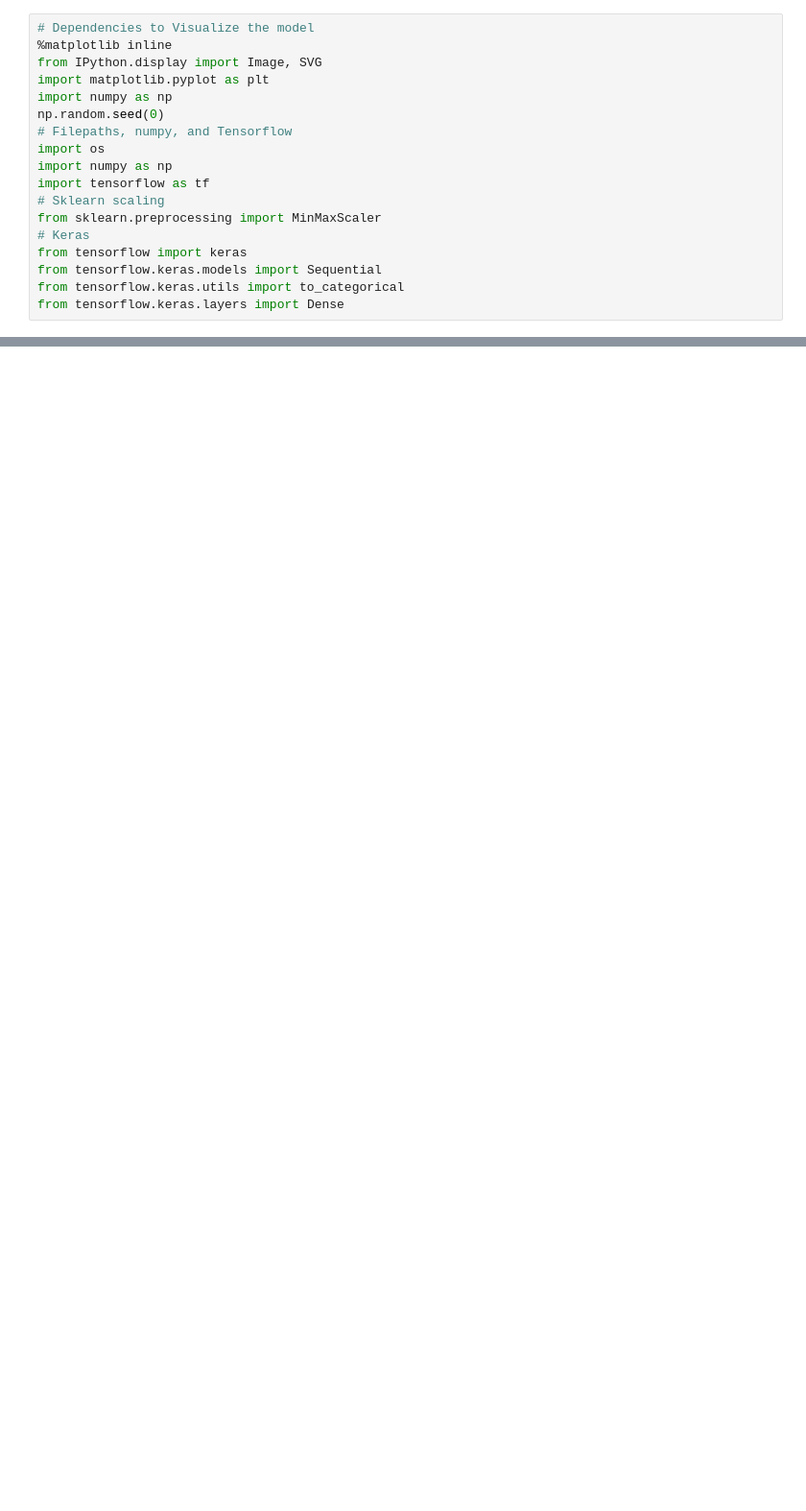
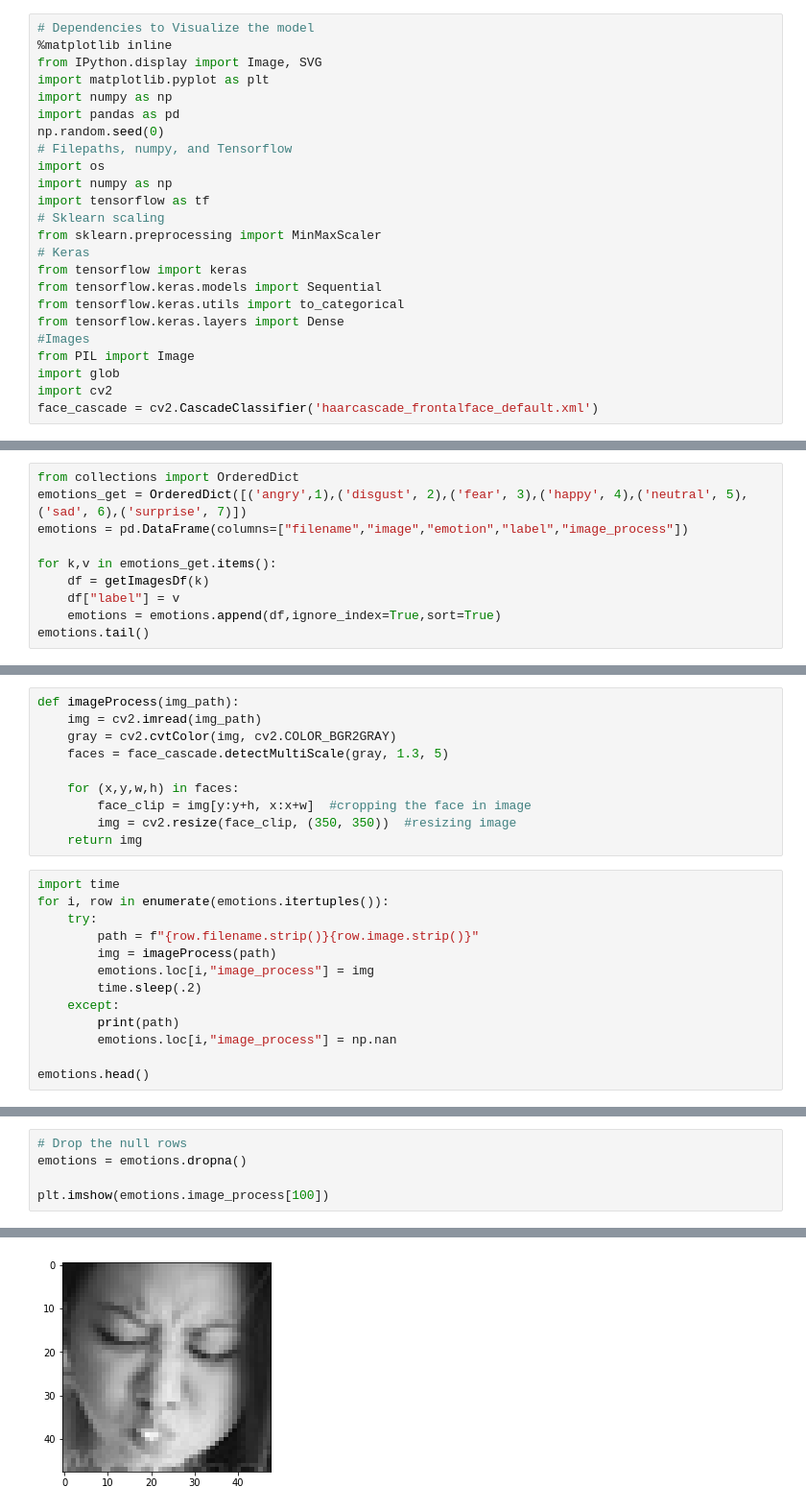
Before and after one commit to bethanylindberg/Xpressy, a Jupyter notebook: DataProcess.ipynb, the cells around one changed output, grey strips where cells are left out. Shown at 96% size. Saved outputs shown, nothing was run; the diff lists cells and outputs as text; blank space fills up the shorter version.

Commit message:
Data preprocessing

```diff
--- a/DataProcess.ipynb
+++ b/DataProcess.ipynb
@@ -4,6 +4,7 @@
 from IPython.display import Image, SVG
 import matplotlib.pyplot as plt
 import numpy as np
+import pandas as pd
 np.random.seed(0)
 # Filepaths, numpy, and Tensorflow
 import os
@@ -16,6 +17,11 @@ from tensorflow import keras
 from tensorflow.keras.models import Sequential
 from tensorflow.keras.utils import to_categorical
 from tensorflow.keras.layers import Dense
+#Images
+from PIL import Image
+import glob
+import cv2
+face_cascade = cv2.CascadeClassifier('haarcascade_frontalface_default.xml')
 # %%
 from PIL import Image
 import glob
@@ -38,0 +46,10 @@ surprise = getImages('samples/surprise/')
+# %%
+from collections import OrderedDict
+emotions_get = OrderedDict([('angry',1),('disgust', 2),('fear', 3),('happy', 4),('neutral', 5),('sad', 6),('surprise', 7)])
+emotions = pd.DataFrame(columns=["filename","image","emotion","label","image_process"])
+
+for k,v in emotions_get.items():
+    df = getImagesDf(k)
+    df["label"] = v
+    emotions = emotions.append(df,ignore_index=True,sort=True)
+emotions.tail()
@@ -38,0 +63,23 @@ surprise = getImages('samples/surprise/')
+# %%
+def imageProcess(img_path):
+    img = cv2.imread(img_path)
+    gray = cv2.cvtColor(img, cv2.COLOR_BGR2GRAY)
+    faces = face_cascade.detectMultiScale(gray, 1.3, 5)
+
+    for (x,y,w,h) in faces:
+        face_clip = img[y:y+h, x:x+w]  #cropping the face in image
+        img = cv2.resize(face_clip, (350, 350))  #resizing image
+    return img
+# %%
+import time
+for i, row in enumerate(emotions.itertuples()):
+    try:
+        path = f"{row.filename.strip()}{row.image.strip()}"
+        img = imageProcess(path)
+        emotions.loc[i,"image_process"] = img
+        time.sleep(.2)
+    except:
+        print(path)
+        emotions.loc[i,"image_process"] = np.nan
+
+emotions.head()
@@ -38,0 +105,6 @@ surprise = getImages('samples/surprise/')
+# %%
+# Drop the null rows
+emotions = emotions.dropna()
+
+plt.imshow(emotions.image_process[100])
+# %% [output]
@@ -38,0 +112 @@ surprise = getImages('samples/surprise/')
+[figure, added]
```
Also changed, not shown: parts of 15 cells of this notebook.
